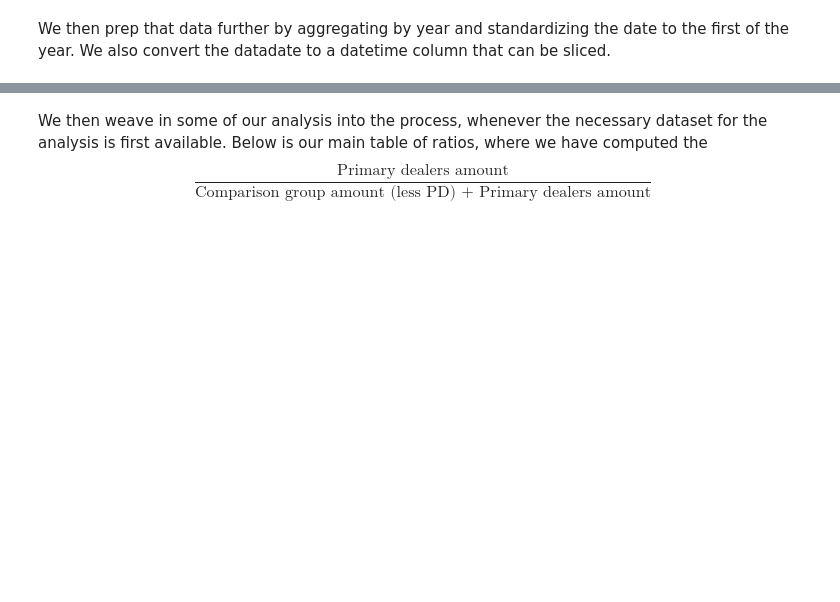
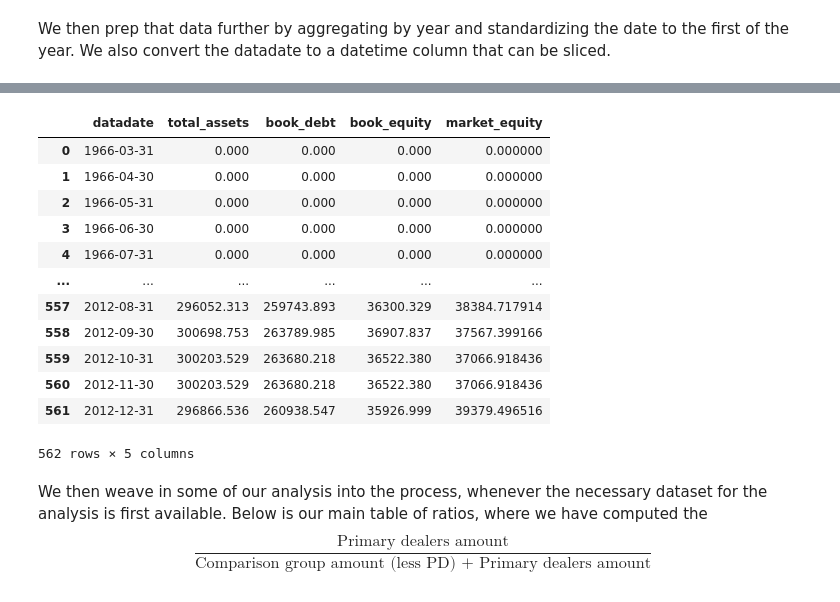
Before and after one commit to xinye-li-katarina/finm-32900-final-project, a Jupyter notebook: src/Walkthrough_table_2.ipynb, the cells around one changed output, grey strips where cells are left out. Drawn from its saved outputs; the diff is of its cells as text; code cells hidden in the pictures; blank space fills up the shorter version.

```diff
--- a/src/Walkthrough_table_2.ipynb
+++ b/src/Walkthrough_table_2.ipynb
@@ -169,5 +207,19 @@ prepped_datasets['Banks']
 # %%
-prepped_datasets.keys()
+prepped_datasets['BD']
+# %% [output]
+|  | datadate | total_assets | book_debt | book_equity | market_equity |
+| 0 | 1966-03-31 | 0.000 | 0.000 | 0.000 | 0.000000 |
+| 1 | 1966-04-30 | 0.000 | 0.000 | 0.000 | 0.000000 |
+| 2 | 1966-05-31 | 0.000 | 0.000 | 0.000 | 0.000000 |
+| 3 | 1966-06-30 | 0.000 | 0.000 | 0.000 | 0.000000 |
+| 4 | 1966-07-31 | 0.000 | 0.000 | 0.000 | 0.000000 |
+| ... | ... | ... | ... | ... | ... |
+| 557 | 2012-08-31 | 296052.313 | 259743.893 | 36300.329 | 38384.717914 |
+| 558 | 2012-09-30 | 300698.753 | 263789.985 | 36907.837 | 37567.399166 |
+| 559 | 2012-10-31 | 300203.529 | 263680.218 | 36522.380 | 37066.918436 |
+| 560 | 2012-11-30 | 300203.529 | 263680.218 | 36522.380 | 37066.918436 |
+| 561 | 2012-12-31 | 296866.536 | 260938.547 | 35926.999 | 39379.496516 |
+562 rows × 5 columns
 # %% [markdown]
 We then weave in some of our analysis into the process, whenever the necessary dataset for the analysis is first available. Below is our main table of ratios, where we have computed the
 $$
```
Also changed, not shown: parts of 9 cells of this notebook, 15 other files.
